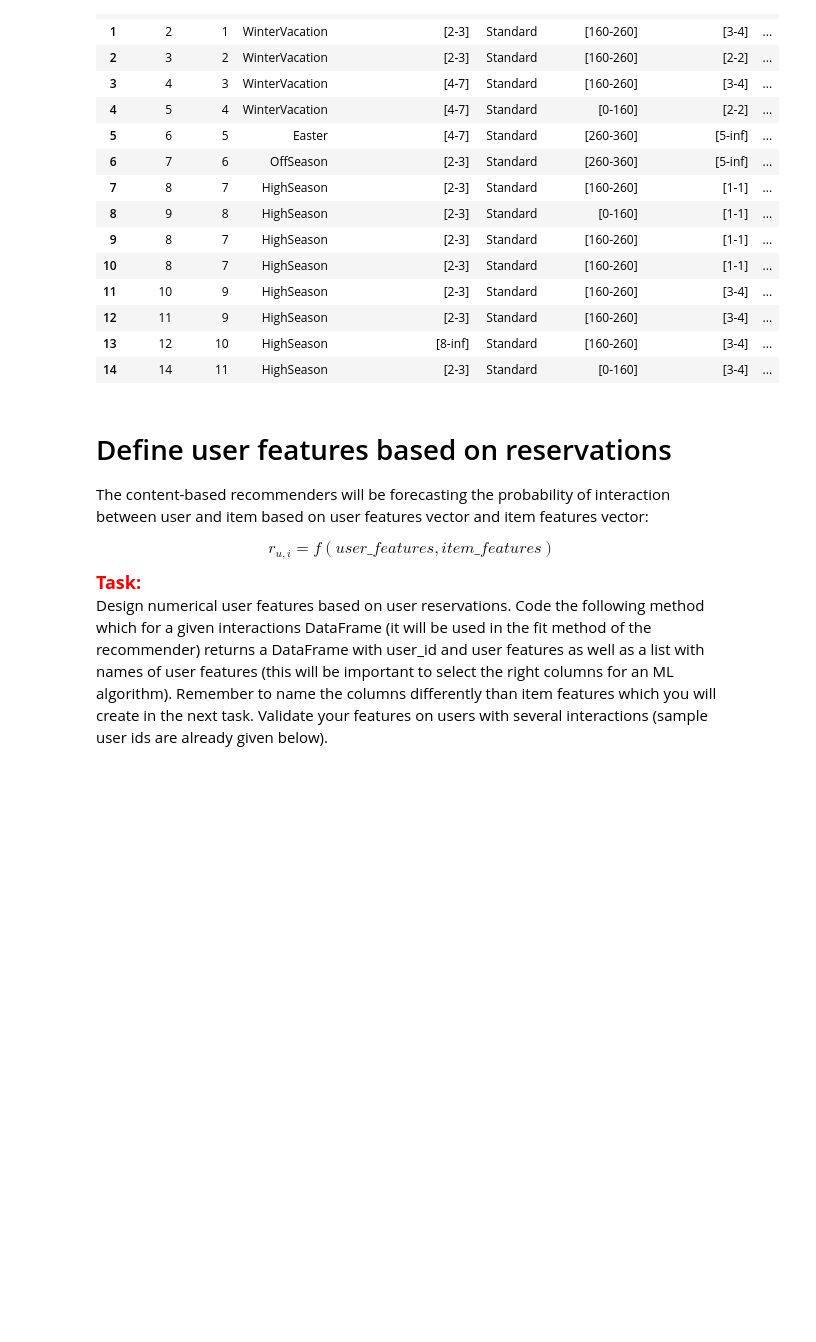
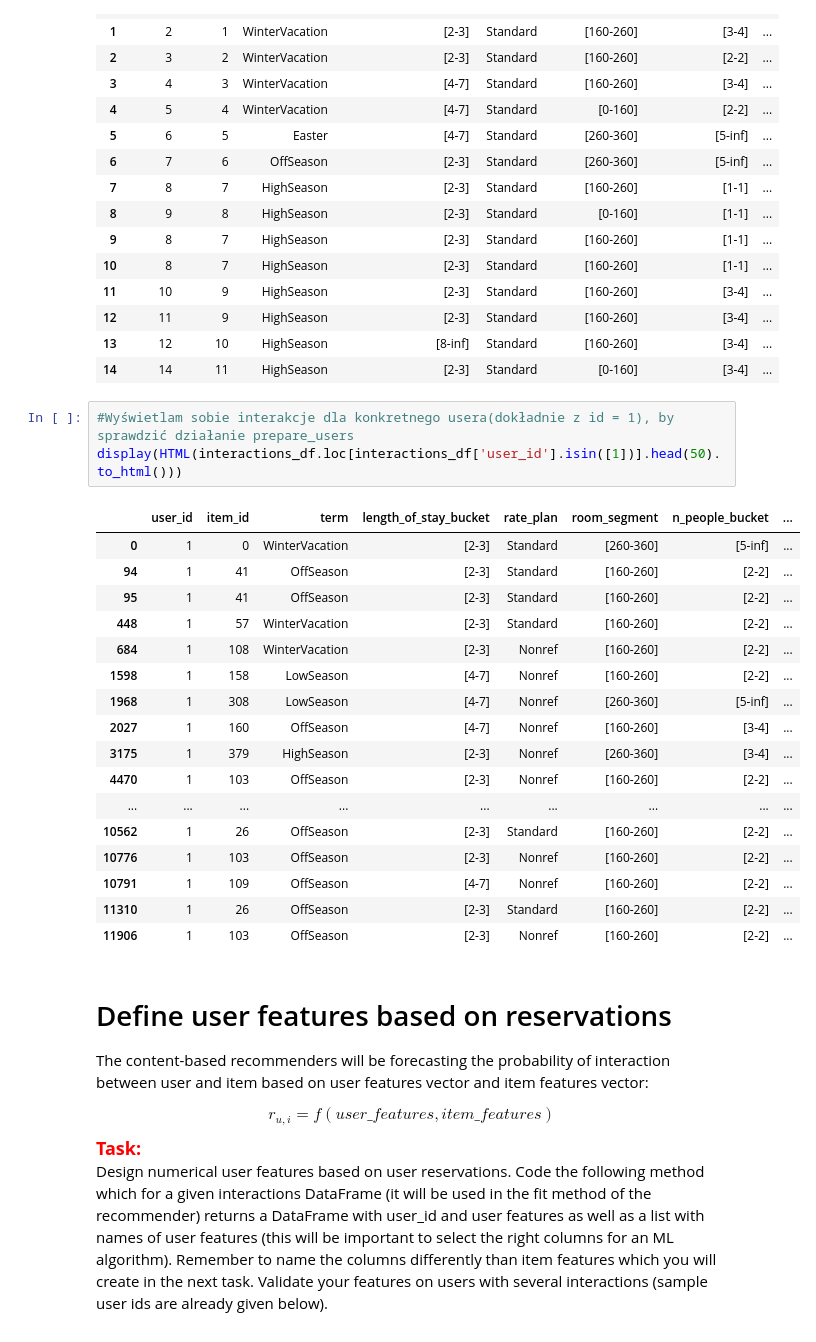
Before and after one commit to Kanduleek/REK-projekt1, a Jupyter notebook: project_1_recommender_and_evaluation.ipynb, the cells around one changed output. Cells and saved outputs as stored; diff of their text form; blank space fills up the shorter version.

```diff
--- a/project_1_recommender_and_evaluation.ipynb
+++ b/project_1_recommender_and_evaluation.ipynb
@@ -63,6 +64,27 @@ display(HTML(interactions_df.head(15).to_html()))
 | 12 | 11 | 9 | HighSeason | [2-3] | Standard | [160-260] | [3-4] | ... |
 | 13 | 12 | 10 | HighSeason | [8-inf] | Standard | [160-260] | [3-4] | ... |
 | 14 | 14 | 11 | HighSeason | [2-3] | Standard | [0-160] | [3-4] | ... |
+# %%
+#Wyświetlam sobie interakcje dla konkretnego usera(dokładnie z id = 1), by sprawdzić działanie prepare_users
+display(HTML(interactions_df.loc[interactions_df['user_id'].isin([1])].head(50).to_html()))
+# %% [output]
+|  | user_id | item_id | term | length_of_stay_bucket | rate_plan | room_segment | n_people_bucket | ... |
+| 0 | 1 | 0 | WinterVacation | [2-3] | Standard | [260-360] | [5-inf] | ... |
+| 94 | 1 | 41 | OffSeason | [2-3] | Standard | [160-260] | [2-2] | ... |
+| 95 | 1 | 41 | OffSeason | [2-3] | Standard | [160-260] | [2-2] | ... |
+| 448 | 1 | 57 | WinterVacation | [2-3] | Standard | [160-260] | [2-2] | ... |
+| 684 | 1 | 108 | WinterVacation | [2-3] | Nonref | [160-260] | [2-2] | ... |
+| 1598 | 1 | 158 | LowSeason | [4-7] | Nonref | [160-260] | [2-2] | ... |
+| 1968 | 1 | 308 | LowSeason | [4-7] | Nonref | [260-360] | [5-inf] | ... |
+| 2027 | 1 | 160 | OffSeason | [4-7] | Nonref | [160-260] | [3-4] | ... |
+| 3175 | 1 | 379 | HighSeason | [2-3] | Nonref | [260-360] | [3-4] | ... |
+| 4470 | 1 | 103 | OffSeason | [2-3] | Nonref | [160-260] | [2-2] | ... |
+| ... | ... | ... | ... | ... | ... | ... | ... | ... |
+| 10562 | 1 | 26 | OffSeason | [2-3] | Standard | [160-260] | [2-2] | ... |
+| 10776 | 1 | 103 | OffSeason | [2-3] | Nonref | [160-260] | [2-2] | ... |
+| 10791 | 1 | 109 | OffSeason | [4-7] | Nonref | [160-260] | [2-2] | ... |
+| 11310 | 1 | 26 | OffSeason | [2-3] | Standard | [160-260] | [2-2] | ... |
+| 11906 | 1 | 103 | OffSeason | [2-3] | Nonref | [160-260] | [2-2] | ... |
 # %% [markdown]
 # Define user features based on reservations
 
```
Also changed, not shown: parts of 8 cells of this notebook, 23 other files.
